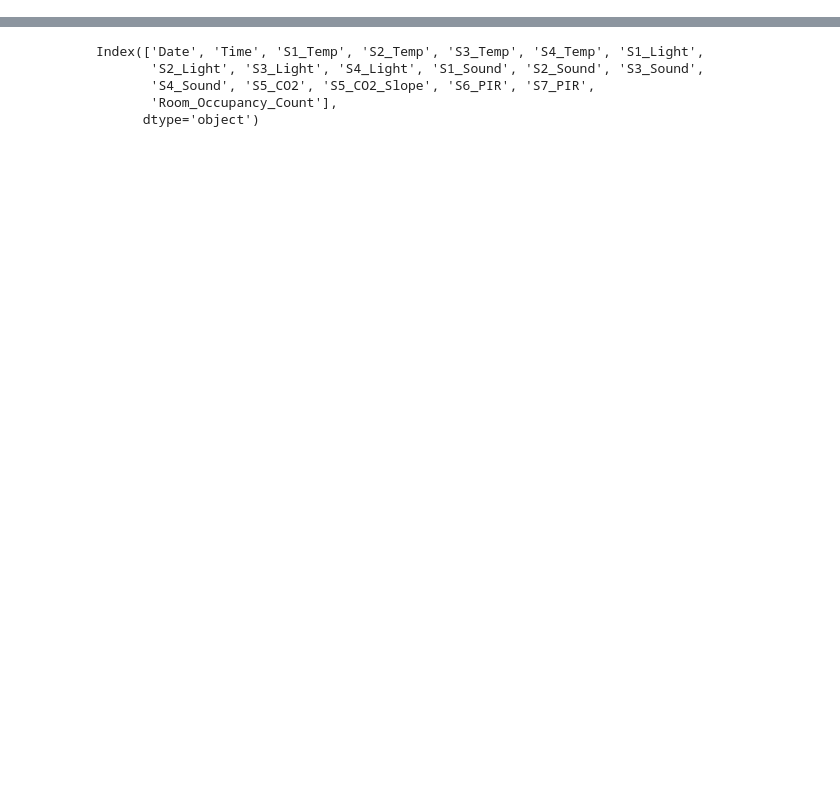
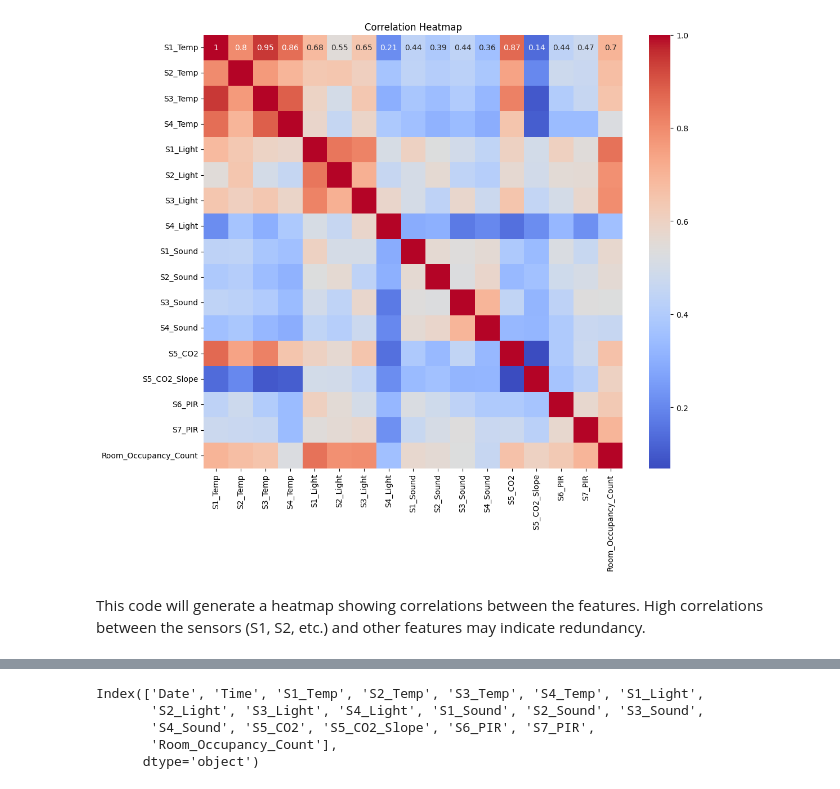
Before and after one commit to YinpuLi/room-occupancy-prediction, a Jupyter notebook: notebook/pred.ipynb, the cells around one changed output, grey strips where cells are left out. Cells and saved outputs as stored; diff of their text form; code cells hidden in the pictures; blank space fills up the shorter version.

```diff
--- a/notebook/pred.ipynb
+++ b/notebook/pred.ipynb
@@ -16,0 +36,23 @@ data = pd.read_csv(get_absolute_path('Occupancy_Estimation.csv', 'data'))
+# %%
+import pandas as pd
+import seaborn as sns
+import matplotlib.pyplot as plt
+
+# Select the columns you want to include in the correlation analysis
+numeric_columns = ['S1_Temp', 'S2_Temp', 'S3_Temp', 'S4_Temp', 'S1_Light', 'S2_Light', 'S3_Light', 'S4_Light', 'S1_Sound', 'S2_Sound', 'S3_Sound', 'S4_Sound', 'S5_CO2', 'S5_CO2_Slope', 'S6_PIR', 'S7_PIR', 'Room_Occupancy_Count']
+
+# Create a new DataFrame containing only the numeric columns
+numeric_data = data[numeric_columns]
+
+# Calculate the correlation matrix for the selected columns
+correlation_matrix = numeric_data.corr()
+
+# Create a heatmap to visualize correlations
+plt.figure(figsize=(12, 10))
+sns.heatmap(correlation_matrix, annot=True, cmap='coolwarm')
+plt.title('Correlation Heatmap')
+plt.show()
+# %% [output]
+[figure, added]
+# %% [markdown]
+This code will generate a heatmap showing correlations between the features. High correlations between the sensors (S1, S2, etc.) and other features may indicate redundancy.
```
Also changed, not shown: parts of 15 cells of this notebook, 33 other files.
